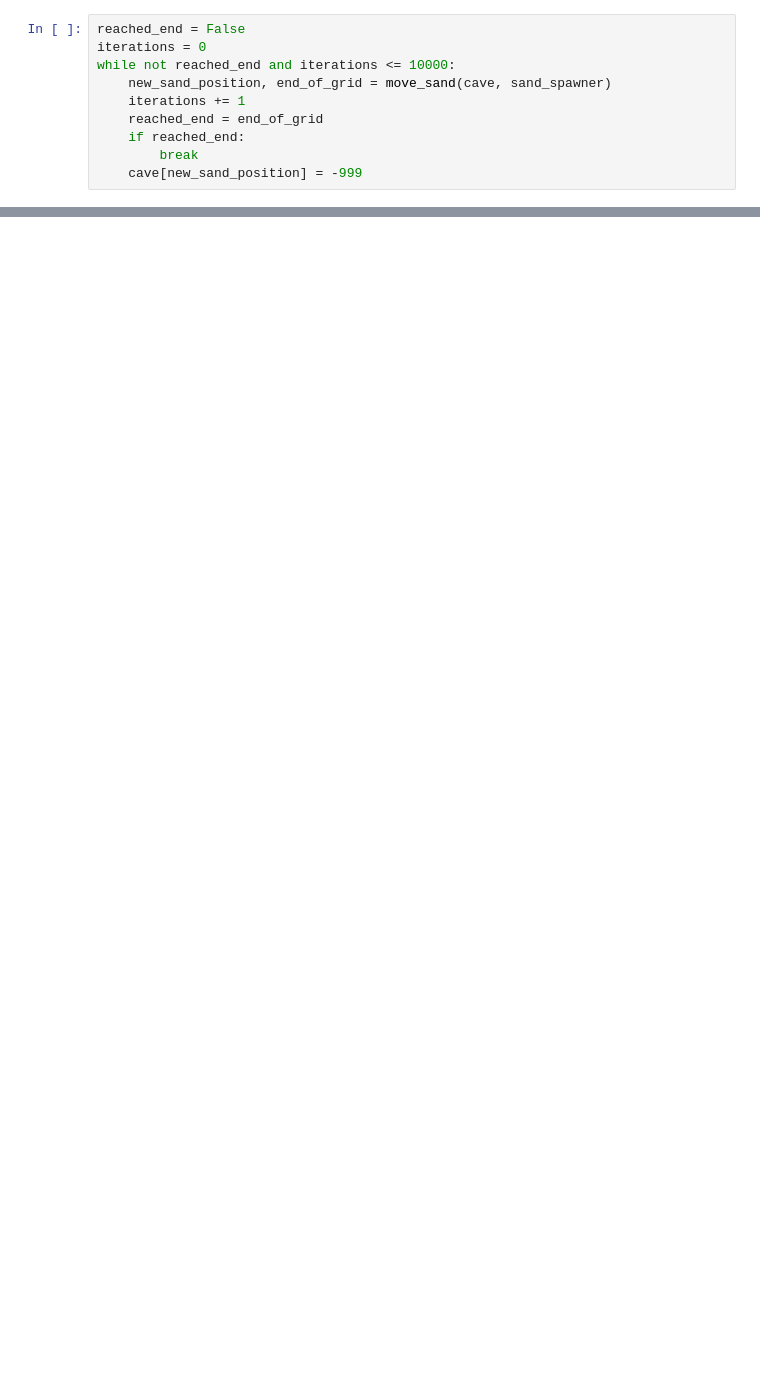
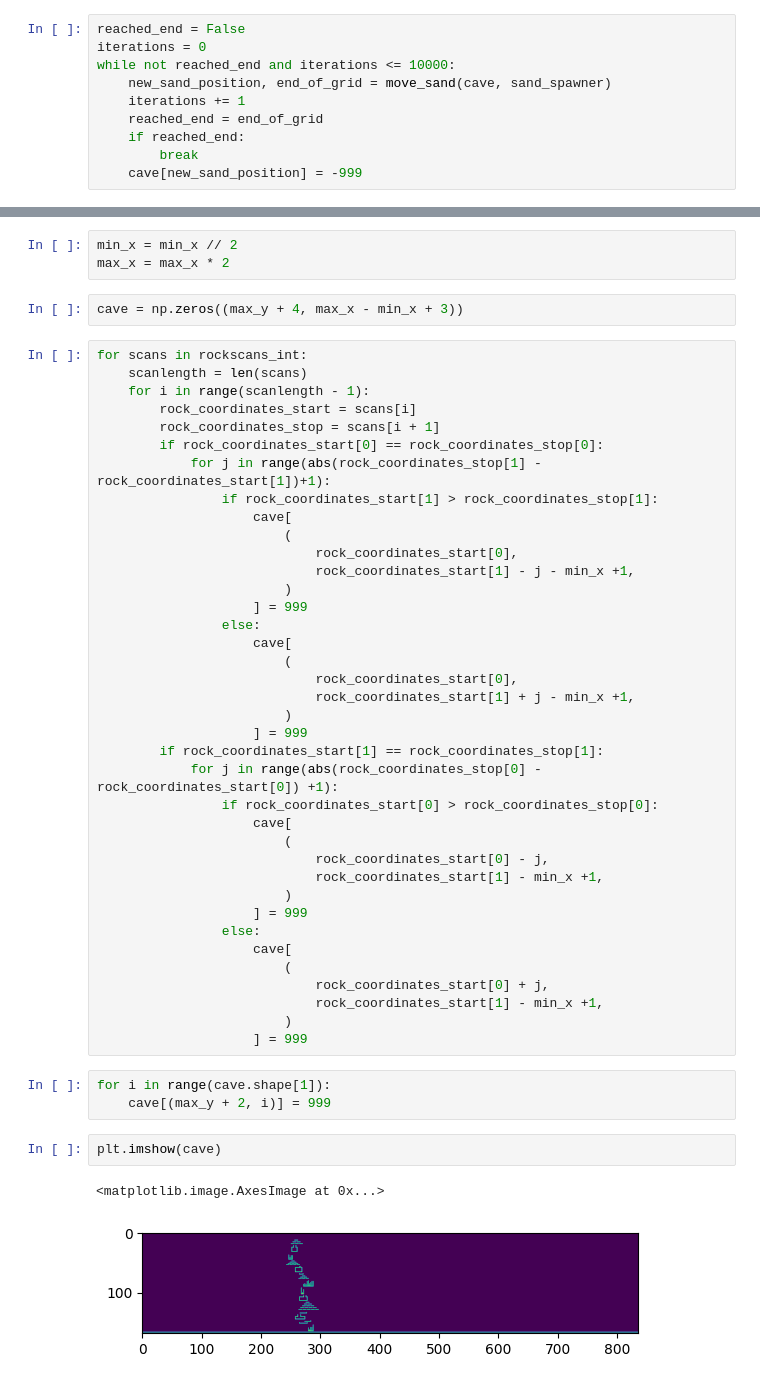
Before and after one commit to yfredrix/aoc2022, a Jupyter notebook: Day 14/notebook.ipynb, the cells around one changed output, grey strips where cells are left out. Cells and saved outputs as stored; diff of their text form; blank space fills up the shorter version.

```diff
--- a/Day 14/notebook.ipynb
+++ b/Day 14/notebook.ipynb
@@ -150,0 +153,51 @@ plt.imshow(cave)
+# %%
+min_x = min_x // 2
+max_x = max_x * 2
+# %%
+cave = np.zeros((max_y + 4, max_x - min_x + 3))
+# %%
+for scans in rockscans_int:
+    scanlength = len(scans)
+    for i in range(scanlength - 1):
+        rock_coordinates_start = scans[i]
+        rock_coordinates_stop = scans[i + 1]
+        if rock_coordinates_start[0] == rock_coordinates_stop[0]:
+            for j in range(abs(rock_coordinates_stop[1] - rock_coordinates_start[1])+1):
+                if rock_coordinates_start[1] > rock_coordinates_stop[1]:
+                    cave[
+                        (
+                            rock_coordinates_start[0],
+                            rock_coordinates_start[1] - j - min_x +1,
+                        )
+                    ] = 999
+                else:
+                    cave[
+                        (
+                            rock_coordinates_start[0],
+                            rock_coordinates_start[1] + j - min_x +1,
+                        )
+                    ] = 999
+        if rock_coordinates_start[1] == rock_coordinates_stop[1]:
+            for j in range(abs(rock_coordinates_stop[0] - rock_coordinates_start[0]) +1):
+                if rock_coordinates_start[0] > rock_coordinates_stop[0]:
+                    cave[
+                        (
+                            rock_coordinates_start[0] - j,
+                            rock_coordinates_start[1] - min_x +1,
+                        )
+                    ] = 999
+                else:
+                    cave[
+                        (
+                            rock_coordinates_start[0] + j,
+                            rock_coordinates_start[1] - min_x +1,
+                        )
+                    ] = 999
+# %%
+for i in range(cave.shape[1]):
+    cave[(max_y + 2, i)] = 999
+# %%
+plt.imshow(cave)
+# %% [output]
+<matplotlib.image.AxesImage at 0x...>
+[figure, added]
```
Also changed, not shown: parts of 12 cells of this notebook.
